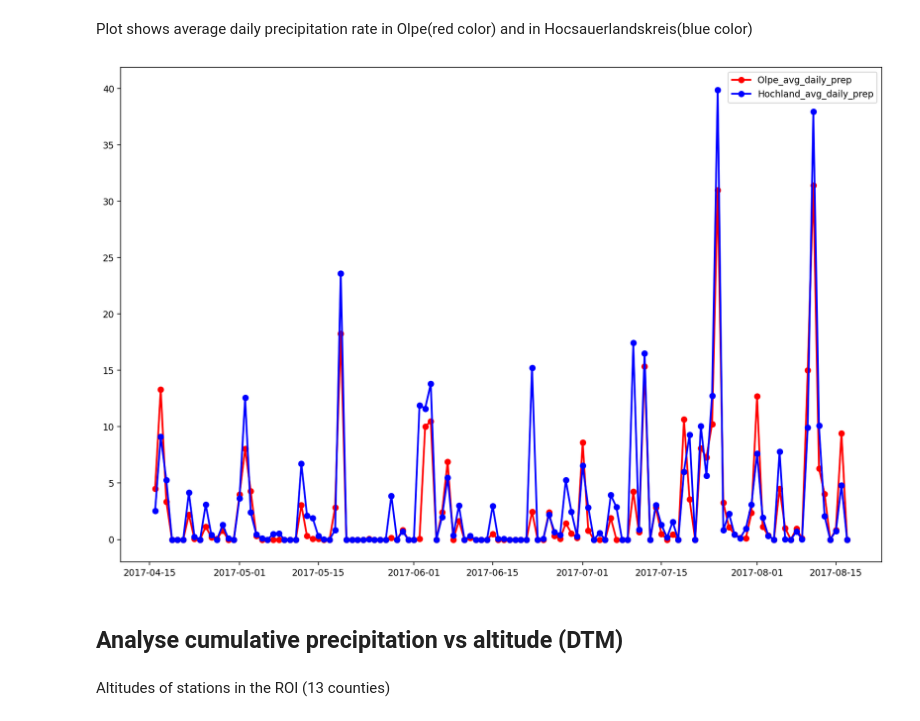
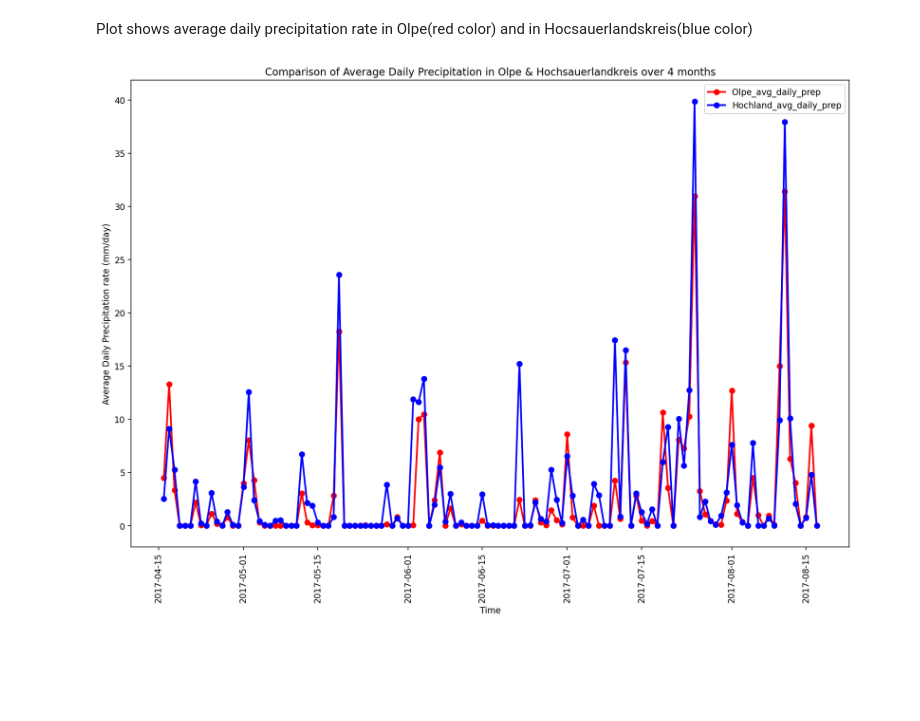
Before and after one commit to Shirvan1992/NDVI_analysis_NRW, a Jupyter notebook: python files/exercise_4.ipynb, the cells around one changed output. Cells and saved outputs as stored; diff of their text form; code cells hidden in the pictures; blank space fills up the shorter version.

```diff
--- a/python files/exercise_4.ipynb
+++ b/python files/exercise_4.ipynb
@@ -232,15 +260,15 @@ Plot shows average daily precipitation rate in Olpe(red color) and in Hocsauerla
 # %%
 fig = plt.figure(dpi= 136, figsize=(15,10))
 
 plt.plot('day','Olpe_avg_daily_prep',  data=df_2, marker='o', markerfacecolor='red',  color='red', linewidth=2)
 plt.plot('day','Hochland_avg_daily_prep',  data=df_3, marker='o', markerfacecolor='blue',  color='blue', linewidth=2)
 plt.legend()
 
+plt.xlabel('Time')
+plt.ylabel('Average Daily Precipitation rate (mm/day)')
+plt.title('Comparison of Average Daily Precipitation in Olpe & Hochsauerlandkreis over 4 months')
+plt.xticks(rotation=90)
 #216, 1300, 2483, 2947, 3215, 4488, 5468, 6264, 7330
 plt.show()
 # %% [output]
-[figure, old version]
+[figure, new version]
-# %% [markdown]
-## Analyse cumulative precipitation vs altitude (DTM)
-# %% [markdown]
-Altitudes of stations in the ROI (13 counties)
```
Also changed, not shown: parts of 9 cells of this notebook.
